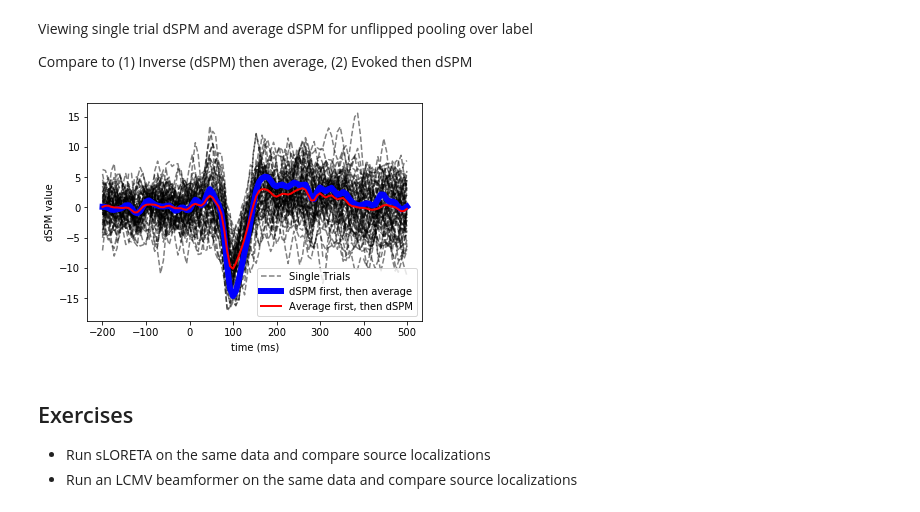
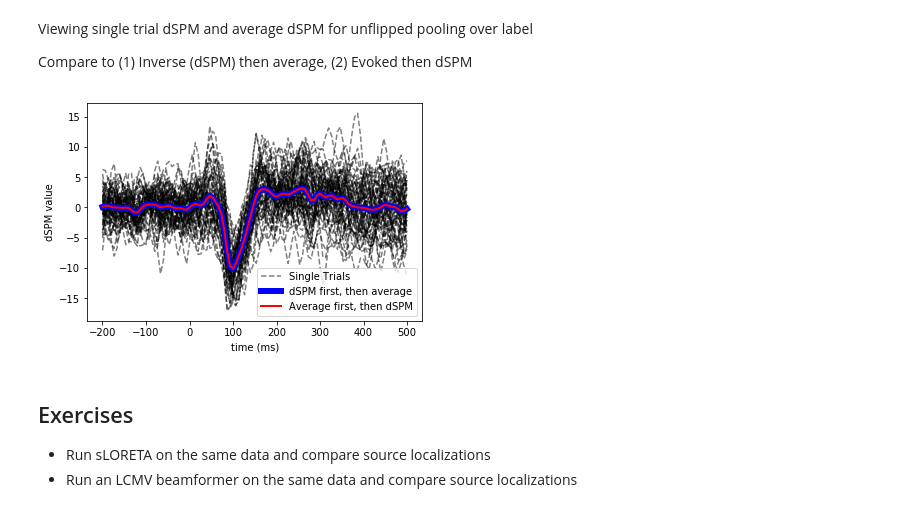
Before and after one commit to jasmainak/mne-workshop-brown, a Jupyter notebook: content/evoked_to_stc/stc.ipynb, the cells around one changed output. Saved outputs shown, nothing was run; the diff lists cells and outputs as text; code cells hidden in the pictures.

```diff
--- a/content/evoked_to_stc/stc.ipynb
+++ b/content/evoked_to_stc/stc.ipynb
@@ -241,6 +241,9 @@ stc_evoked = apply_inverse(evoked, inverse_operator, lambda2, method,
                            pick_ori="normal")
 
 stc_evoked_label = stc_evoked.in_label(label)
+
+# Average over label (not caring to align polarities here)
+label_mean_evoked = np.mean(stc_evoked_label.data, axis=0)
 # %% [output]
 Preparing the inverse operator for use...
     Scaled noise and source covariance from nave = 1 to nave = 55
@@ -265,6 +268,3 @@ Mean across trials but not across vertices in label
 mean_stc = np.sum(stcs) / len(stcs)
 # %% [markdown]
 Take the mean across vertices in an ROI
-# %%
-label_mean_evoked = mne.extract_label_time_course(stc_evoked, label, fwd['src'], mode='mean')[0]
-label_mean_flip = mne.extract_label_time_course(stc_evoked, label, fwd['src'], mode='mean_flip')[0]
@@ -274,3 +271,8 @@ Extracting time courses for 1 labels (mode: mean_flip)
+# %%
+flip = mne.label_sign_flip(label, inverse_operator['src'])
+
+label_mean = np.mean(mean_stc.data, axis=0)
+label_mean_flip = np.mean(flip[:, np.newaxis] * mean_stc.data, axis=0)
 # %% [markdown]
 View activation time-series to illustrate the benefit of aligning/flipping
 # %%
@@ -293,25 +295,25 @@ Compare to (1) Inverse (dSPM) then average, (2) Evoked then dSPM
 # %%
 # Single trial
 plt.figure()
 for k, stc_trial in enumerate(stcs):
     plt.plot(times, np.mean(stc_trial.data, axis=0).T, 'k--',
              label='Single Trials' if k == 0 else '_nolegend_',
              alpha=0.5)
 
 # Single trial inverse then average.. making linewidth large to not be masked
-plt.plot(times, label_mean_flip, 'b', linewidth=6,
+plt.plot(times, label_mean, 'b', linewidth=6,
          label='dSPM first, then average')
 
 # Evoked and then inverse
 plt.plot(times, label_mean_evoked, 'r', linewidth=2,
          label='Average first, then dSPM')
 
 plt.xlabel('time (ms)')
 plt.ylabel('dSPM value')
 plt.legend()
 plt.show()
 # %% [output]
-[figure, old version]
+[figure, new version]
 # %% [markdown]
 ## Exercises
 - Run sLORETA on the same data and compare source localizations
```
Also changed, not shown: parts of 1 cell of this notebook, 16 other files.
